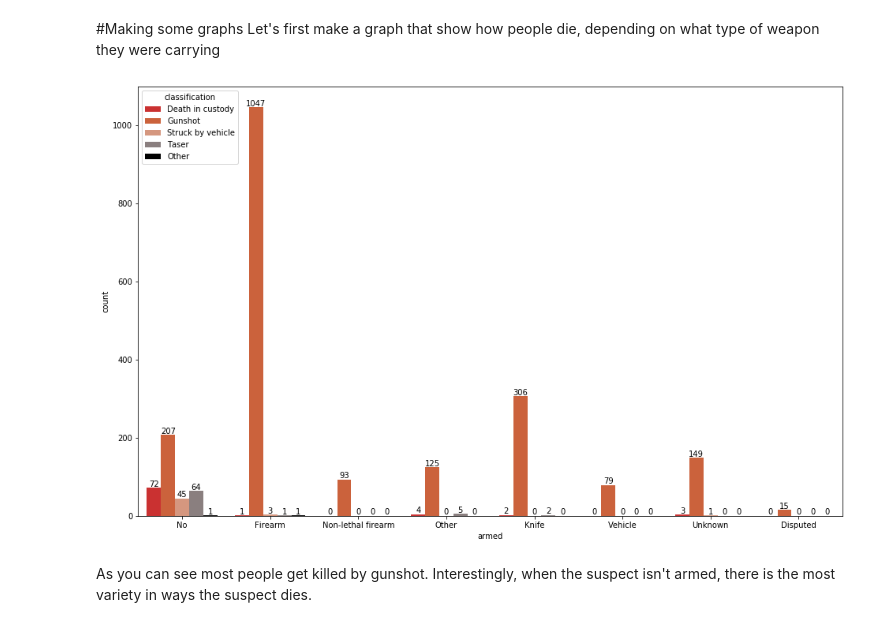
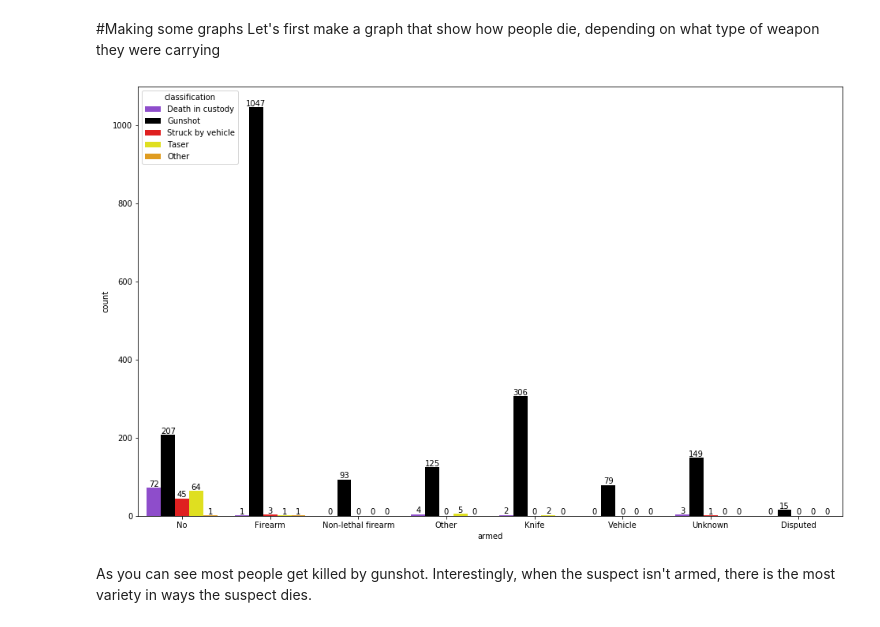
Before and after one commit to awesomealex1/TheCounted, a Jupyter notebook: notebook.ipynb, the cells around one changed output. Saved outputs shown, nothing was run; the diff lists cells and outputs as text; code cells hidden in the pictures.

```diff
--- a/notebook.ipynb
+++ b/notebook.ipynb
@@ -42,25 +42,25 @@ Let's first make a graph that show how people die, depending on what type of wea
 # %%
 import numpy as np
 import seaborn as sns
 import matplotlib.pyplot as plt
 
 plt.figure(figsize=(16, 10))
 
-color_palette = ["#e31717","#e35724","#e39071","#8c7d7d", "#000000"]
+color_palette = ["#8f38e0","black","red","yellow", "orange"]
 
 ax = sns.countplot(x="armed", hue="classification", data=data, palette=color_palette)
 for p in ax.patches:
     height = p.get_height()
     label = ""
     if str(height) == "nan":
         height = 0
     ax.text(p.get_x()+p.get_width()/2.,
             height+3,
             int(height),
             ha="center")
 plt.show()
 # %% [output]
-[figure, old version]
+[figure, new version]
 # %% [markdown]
 As you can see most people get killed by gunshot. Interestingly, when the suspect isn't armed, there is the most variety in ways the suspect dies.
 # %% [markdown]
```
Also changed, not shown: parts of 2 cells of this notebook.
